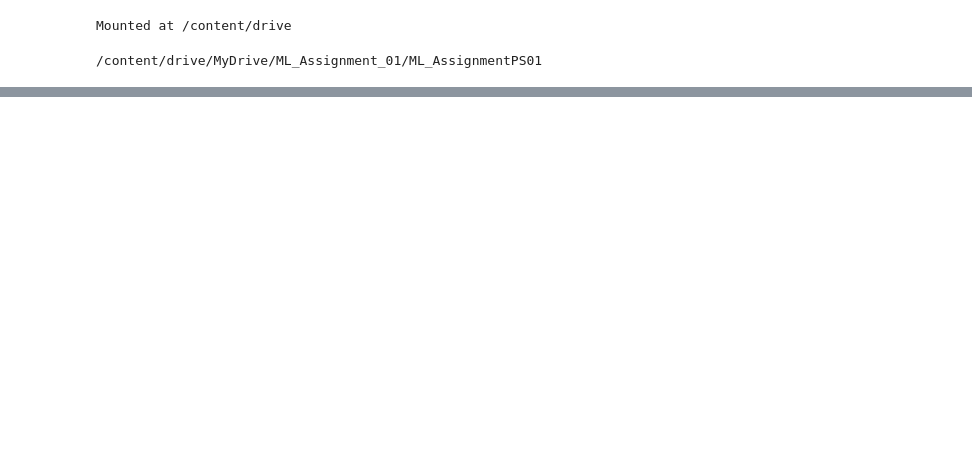
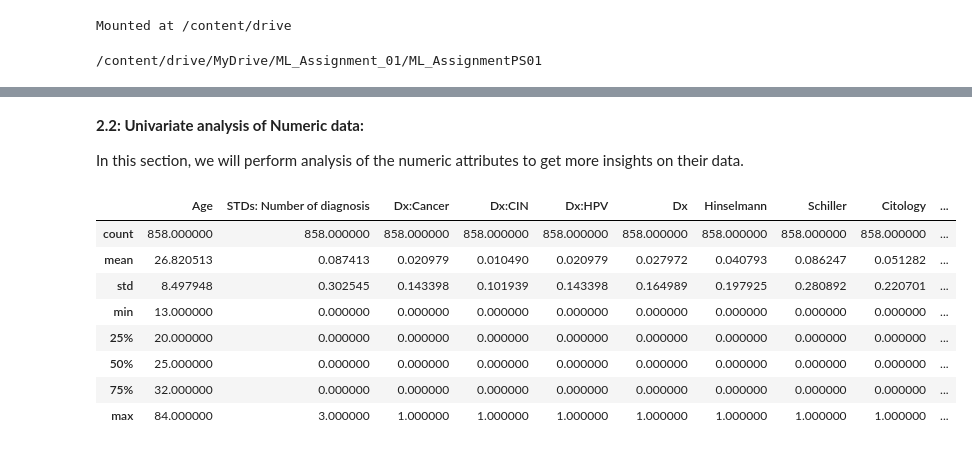
Before and after one commit to mudu89/ML_AssignmentPS01, a Jupyter notebook: 2024DA04200_Problem_Statement_1.ipynb, the cells around one changed output, grey strips where cells are left out. Saved outputs shown, nothing was run; the diff lists cells and outputs as text; code cells hidden in the pictures; blank space fills up the shorter version.

```diff
--- a/2024DA04200_Problem_Statement_1.ipynb
+++ b/2024DA04200_Problem_Statement_1.ipynb
@@ -59,0 +125,16 @@ plt.show()
+# %% [markdown]
+**2.2: Univariate analysis of Numeric data:**
+
+In this section, we will perform analysis of the numeric attributes to get more insights on their data.
+# %%
+df.describe(exclude='object')
+# %% [output]
+|  | Age | STDs: Number of diagnosis | Dx:Cancer | Dx:CIN | Dx:HPV | Dx | Hinselmann | Schiller | Citology | ... |
+| count | 858.000000 | 858.000000 | 858.000000 | 858.000000 | 858.000000 | 858.000000 | 858.000000 | 858.000000 | 858.000000 | ... |
+| mean | 26.820513 | 0.087413 | 0.020979 | 0.010490 | 0.020979 | 0.027972 | 0.040793 | 0.086247 | 0.051282 | ... |
+| std | 8.497948 | 0.302545 | 0.143398 | 0.101939 | 0.143398 | 0.164989 | 0.197925 | 0.280892 | 0.220701 | ... |
+| min | 13.000000 | 0.000000 | 0.000000 | 0.000000 | 0.000000 | 0.000000 | 0.000000 | 0.000000 | 0.000000 | ... |
+| 25% | 20.000000 | 0.000000 | 0.000000 | 0.000000 | 0.000000 | 0.000000 | 0.000000 | 0.000000 | 0.000000 | ... |
+| 50% | 25.000000 | 0.000000 | 0.000000 | 0.000000 | 0.000000 | 0.000000 | 0.000000 | 0.000000 | 0.000000 | ... |
+| 75% | 32.000000 | 0.000000 | 0.000000 | 0.000000 | 0.000000 | 0.000000 | 0.000000 | 0.000000 | 0.000000 | ... |
+| max | 84.000000 | 3.000000 | 1.000000 | 1.000000 | 1.000000 | 1.000000 | 1.000000 | 1.000000 | 1.000000 | ... |
```
Also changed, not shown: parts of 16 cells of this notebook.
